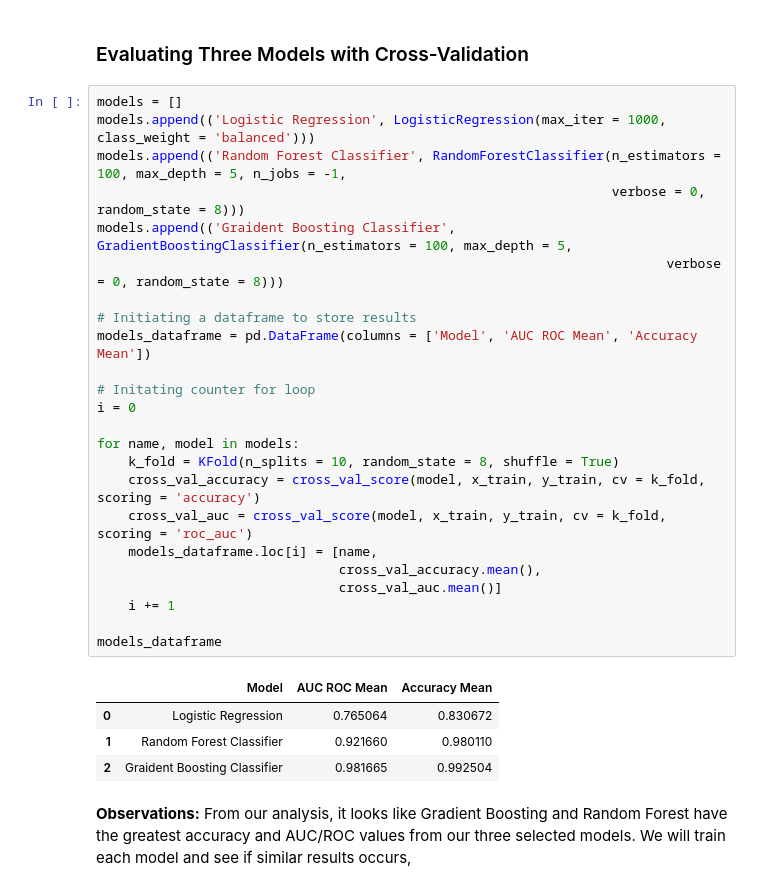
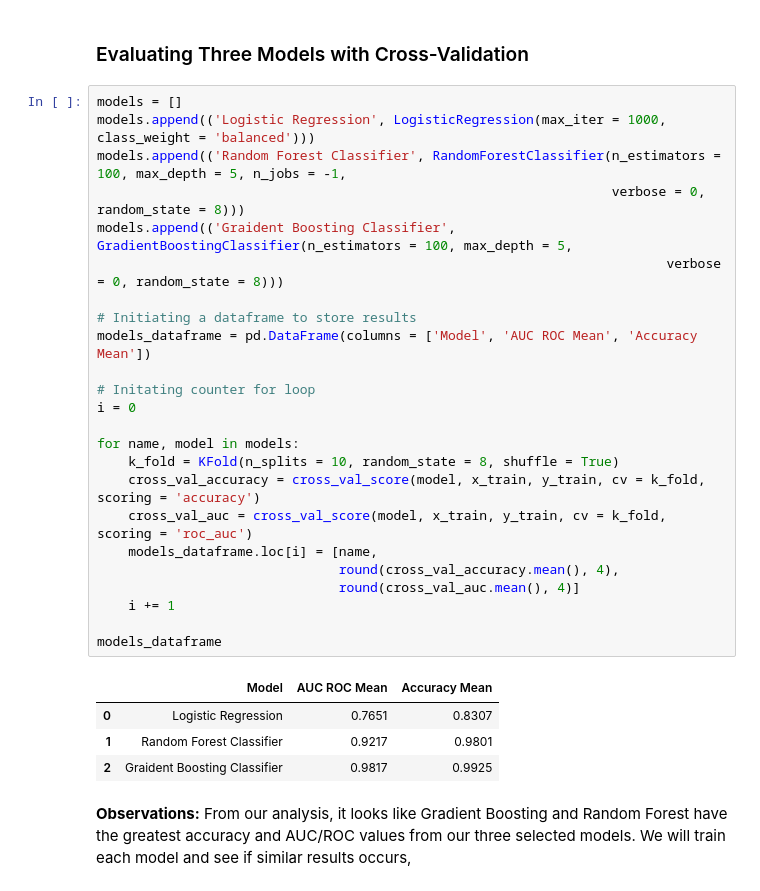
Before and after one commit to uclajsam/Predicting_Employee_Churn, a Jupyter notebook: HR_Analytics.ipynb, the cells around one changed output. Cells and saved outputs as stored; diff of their text form.

```diff
--- a/HR_Analytics.ipynb
+++ b/HR_Analytics.ipynb
@@ -459,32 +459,32 @@ F1 score for downsample:
 # %%
 models = []
 models.append(('Logistic Regression', LogisticRegression(max_iter = 1000, class_weight = 'balanced')))
 models.append(('Random Forest Classifier', RandomForestClassifier(n_estimators = 100, max_depth = 5, n_jobs = -1,
                                                                   verbose = 0, random_state = 8)))
 models.append(('Graident Boosting Classifier', GradientBoostingClassifier(n_estimators = 100, max_depth = 5,
                                                                          verbose = 0, random_state = 8)))
 
 # Initiating a dataframe to store results
 models_dataframe = pd.DataFrame(columns = ['Model', 'AUC ROC Mean', 'Accuracy Mean'])
 
 # Initating counter for loop
 i = 0
 
 for name, model in models:
     k_fold = KFold(n_splits = 10, random_state = 8, shuffle = True)
     cross_val_accuracy = cross_val_score(model, x_train, y_train, cv = k_fold, scoring = 'accuracy')
     cross_val_auc = cross_val_score(model, x_train, y_train, cv = k_fold, scoring = 'roc_auc')
     models_dataframe.loc[i] = [name,
-                               cross_val_accuracy.mean(),
-                               cross_val_auc.mean()]
+                               round(cross_val_accuracy.mean(), 4),
+                               round(cross_val_auc.mean(), 4)]
     i += 1
 
 models_dataframe
 # %% [output]
 |  | Model | AUC ROC Mean | Accuracy Mean |
-| 0 | Logistic Regression | 0.765064 | 0.830672 |
-| 1 | Random Forest Classifier | 0.921660 | 0.980110 |
-| 2 | Graident Boosting Classifier | 0.981665 | 0.992504 |
+| 0 | Logistic Regression | 0.7651 | 0.8307 |
+| 1 | Random Forest Classifier | 0.9217 | 0.9801 |
+| 2 | Graident Boosting Classifier | 0.9817 | 0.9925 |
 # %% [markdown]
 **Observations:**
 From our analysis, it looks like Gradient Boosting and Random Forest have the greatest accuracy and AUC/ROC values from our three selected models.  We will train each model and see if similar results occurs,
```
Also changed, not shown: parts of 16 cells of this notebook.
